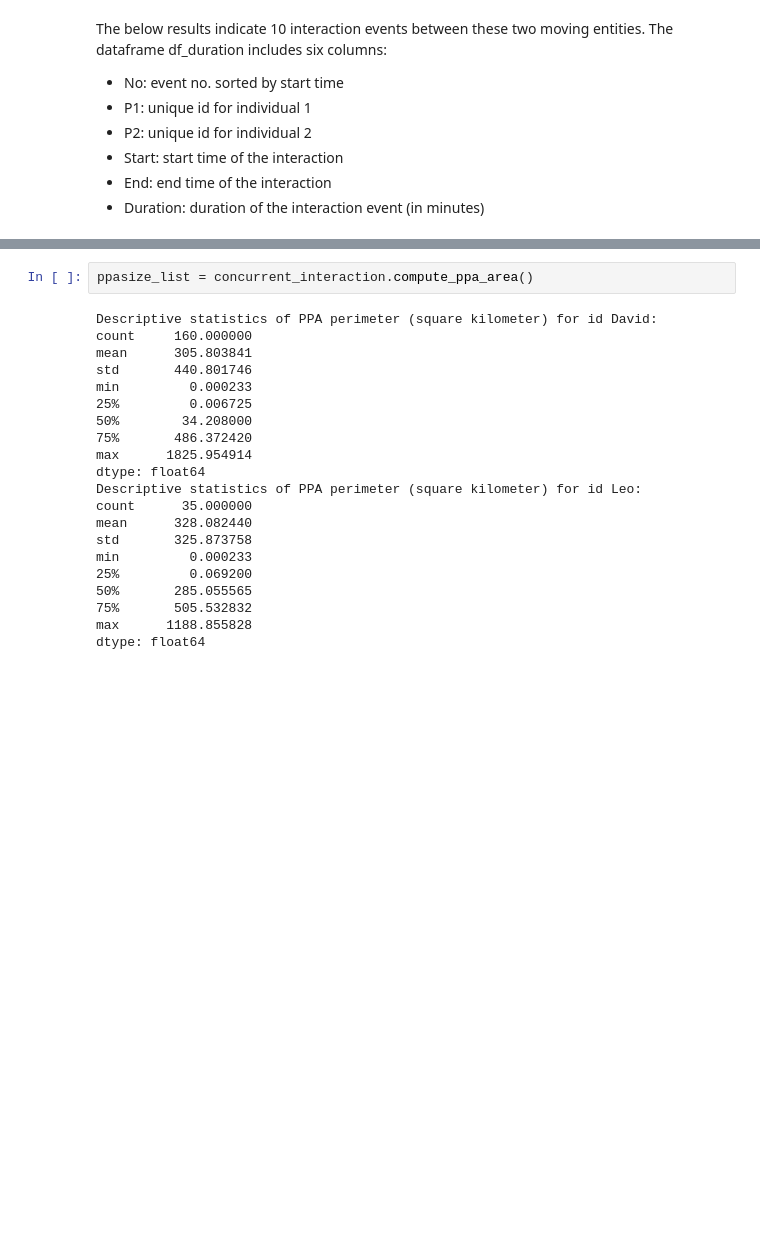
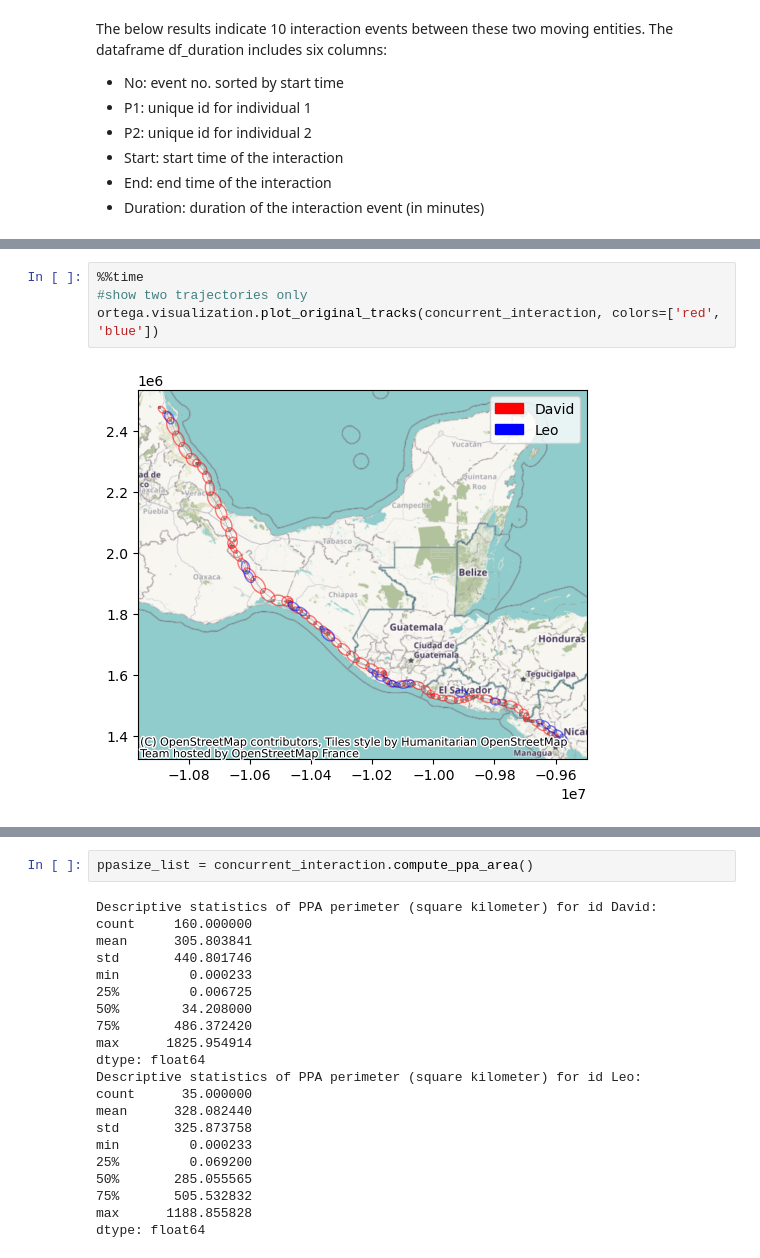
Before and after one commit to move-ucsb/ORTEGA, a Jupyter notebook: examples/example_turkey_vultures.ipynb, the cells around one changed output, grey strips where cells are left out. Drawn from its saved outputs; the diff is of its cells as text; blank space fills up the shorter version.

```diff
--- a/examples/example_turkey_vultures.ipynb
+++ b/examples/example_turkey_vultures.ipynb
@@ -142,0 +143,6 @@ concurrent_results.df_interaction_events
+# %%
+%%time
+#show two trajectories only
+ortega.visualization.plot_original_tracks(concurrent_interaction, colors=['red', 'blue'])
+# %% [output]
+[figure, added]
```
Also changed, not shown: parts of 58 cells of this notebook.
